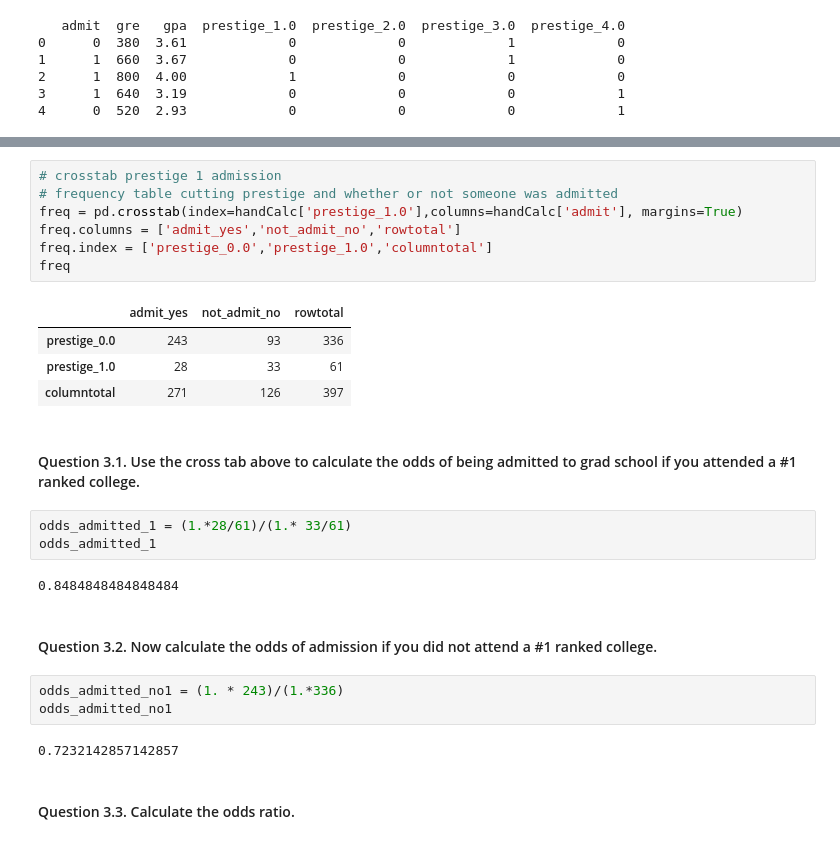
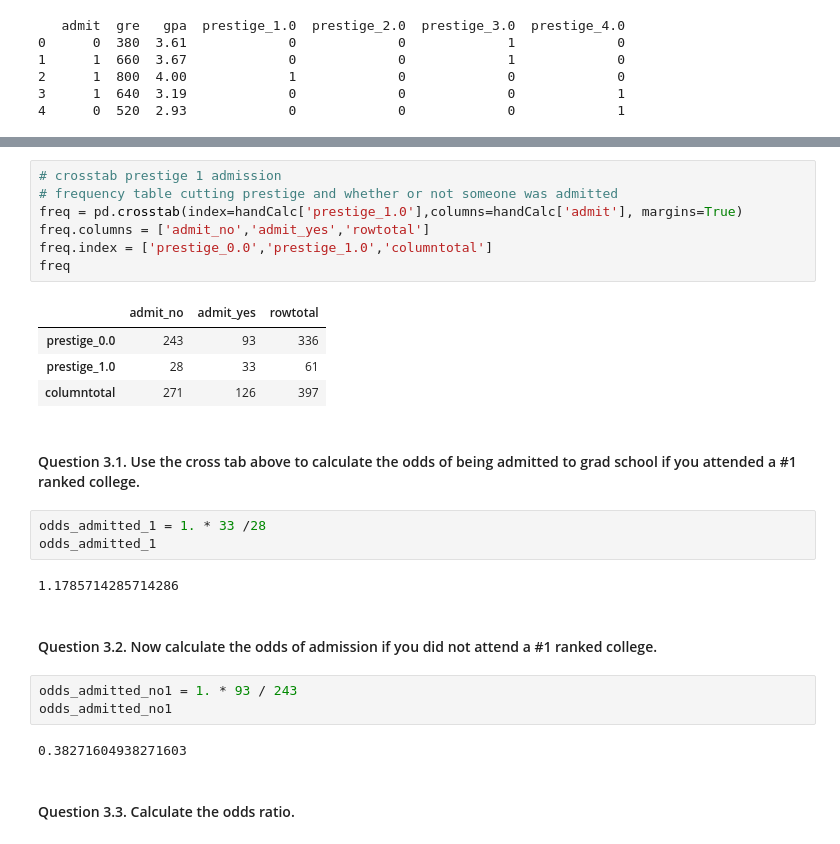
Before and after one commit to guoruijiao/sf-dat-21, a Jupyter notebook: unit-projects/3/starter-code/unit-project-3-starter-code.ipynb, the cells around one changed output, grey strips where cells are left out. Drawn from its saved outputs; the diff is of its cells as text.

```diff
--- a/unit-projects/3/starter-code/unit-project-3-starter-code.ipynb
+++ b/unit-projects/3/starter-code/unit-project-3-starter-code.ipynb
@@ -93,29 +110,29 @@ print handCalc.head()
 # %%
 # crosstab prestige 1 admission
 # frequency table cutting prestige and whether or not someone was admitted
 freq = pd.crosstab(index=handCalc['prestige_1.0'],columns=handCalc['admit'], margins=True)
-freq.columns = ['admit_yes','not_admit_no','rowtotal']
+freq.columns = ['admit_no','admit_yes','rowtotal']
 freq.index = ['prestige_0.0','prestige_1.0','columntotal']
 freq
 # %% [output]
-|  | admit_yes | not_admit_no | rowtotal |
+|  | admit_no | admit_yes | rowtotal |
 | prestige_0.0 | 243 | 93 | 336 |
 | prestige_1.0 | 28 | 33 | 61 |
 | columntotal | 271 | 126 | 397 |
 # %% [markdown]
 #### Question 3.1. Use the cross tab above to calculate the odds of being admitted to grad school if you attended a #1 ranked college.
 # %%
-odds_admitted_1 = (1.*28/61)/(1.* 33/61)
+odds_admitted_1 = 1. * 33 /28
 odds_admitted_1
 # %% [output]
-0.8484848484848484
+1.1785714285714286
 # %% [markdown]
 #### Question 3.2. Now calculate the odds of admission if you did not attend a #1 ranked college.
 # %%
-odds_admitted_no1 = (1. * 243)/(1.*336)
+odds_admitted_no1 = 1. * 93 / 243
 odds_admitted_no1
 # %% [output]
-0.7232142857142857
+0.38271604938271603
 # %% [markdown]
 #### Question 3.3. Calculate the odds ratio.
 # %%
```
Also changed, not shown: parts of 14 cells of this notebook, 1 other file.
